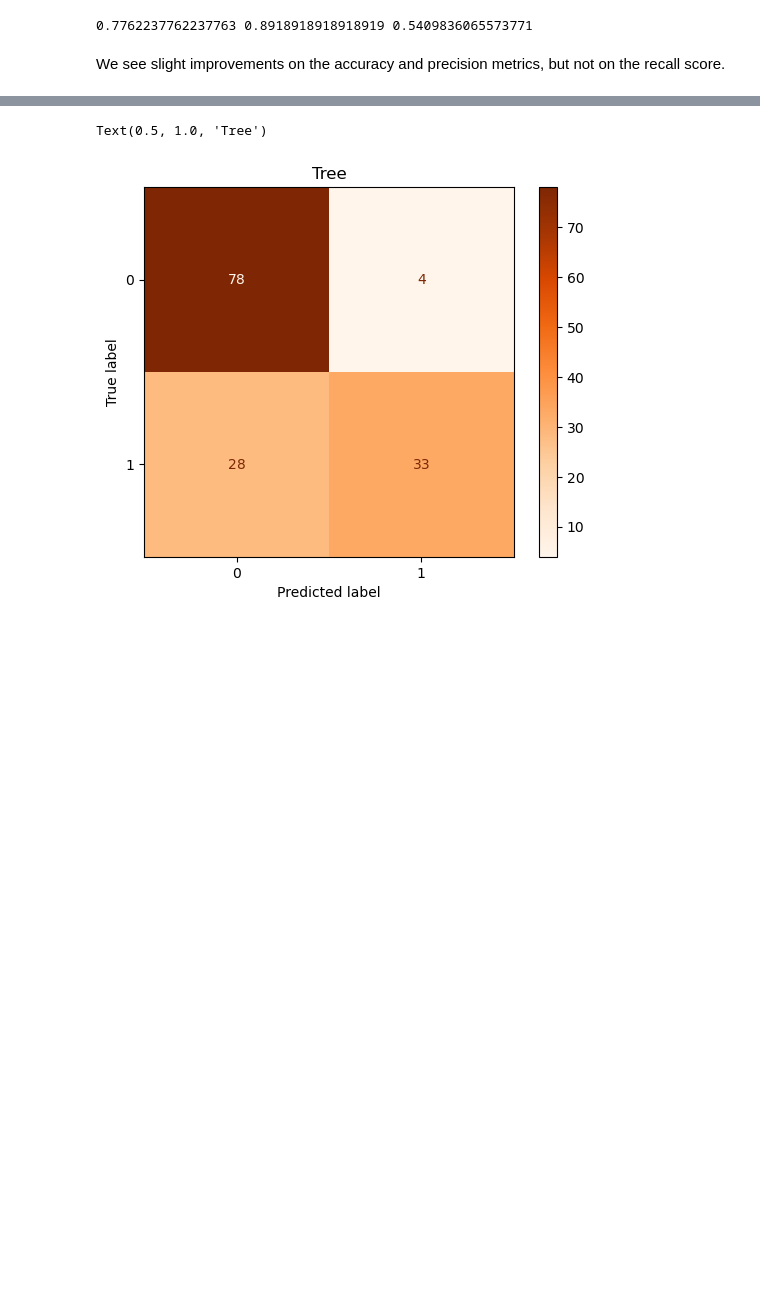
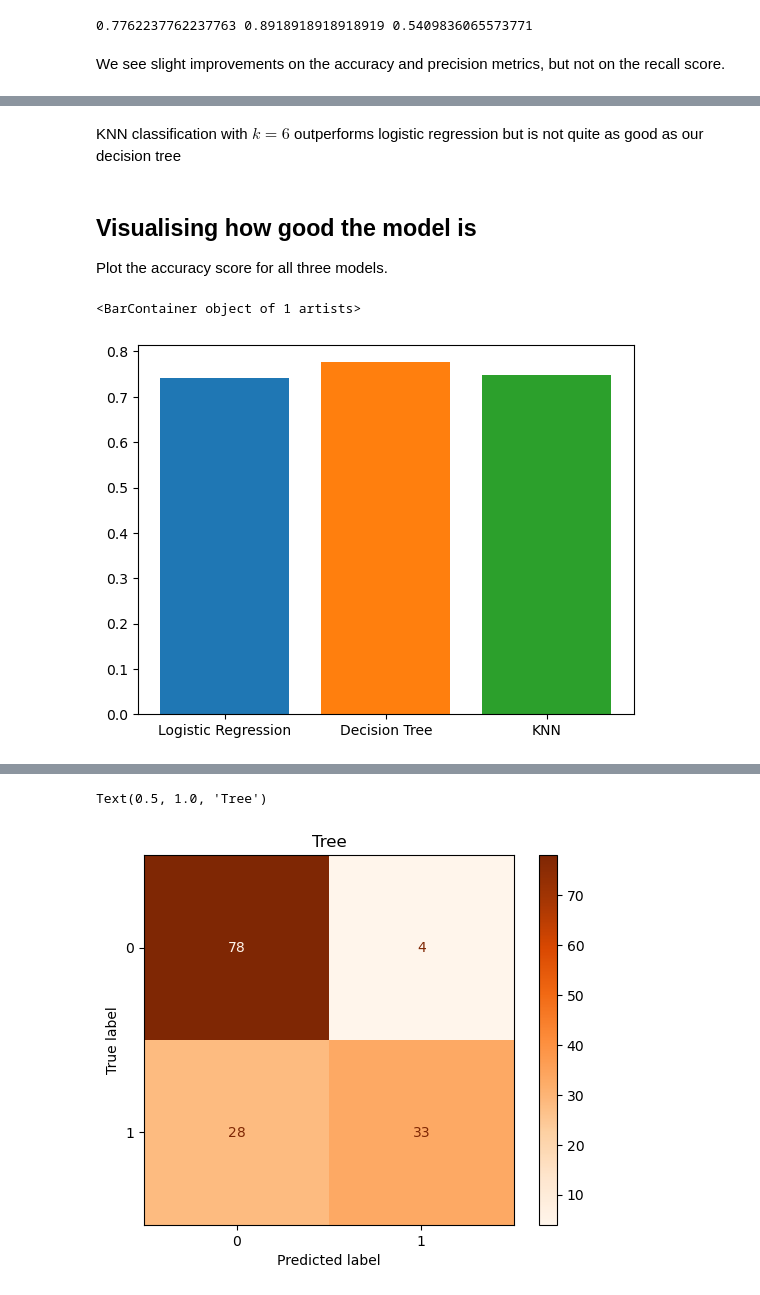
Before and after one commit to lm2612/Tutorials, a Jupyter notebook: 2_supervised_learning_classification/answers/2-Classification_Titanic.ipynb, the cells around one changed output, grey strips where cells are left out. Drawn from its saved outputs; the diff is of its cells as text; code cells hidden in the pictures; blank space fills up the shorter version.

```diff
--- a/2_supervised_learning_classification/answers/2-Classification_Titanic.ipynb
+++ b/2_supervised_learning_classification/answers/2-Classification_Titanic.ipynb
@@ -168,0 +223,14 @@ We see slight improvements on the accuracy and precision metrics, but not on the
+# %% [markdown]
+KNN classification with $k=6$ outperforms logistic regression but is not quite as good as our decision tree
+# %% [markdown]
+## Visualising how good the model is
+
+
+Plot the accuracy score for all three models.
+# %%
+plt.bar("Logistic Regression", accuracy_score(y_validation, y_reg_validation))
+plt.bar("Decision Tree", accuracy_score(y_validation, y_tree_validation))
+plt.bar("KNN", accuracy_score(y_validation, y_knn_validation))
+# %% [output]
+<BarContainer object of 1 artists>
+[figure, added]
```
Also changed, not shown: parts of 14 cells of this notebook, 1 other file.
